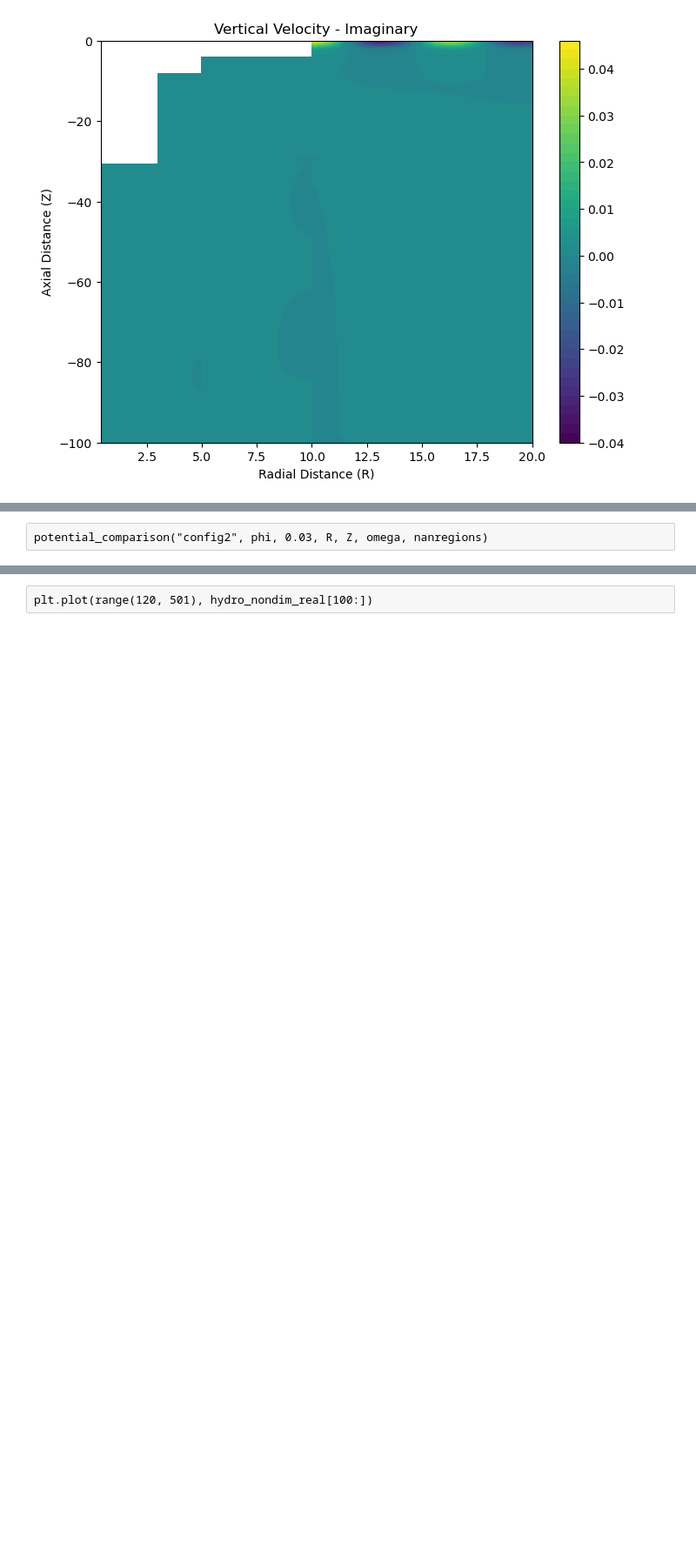
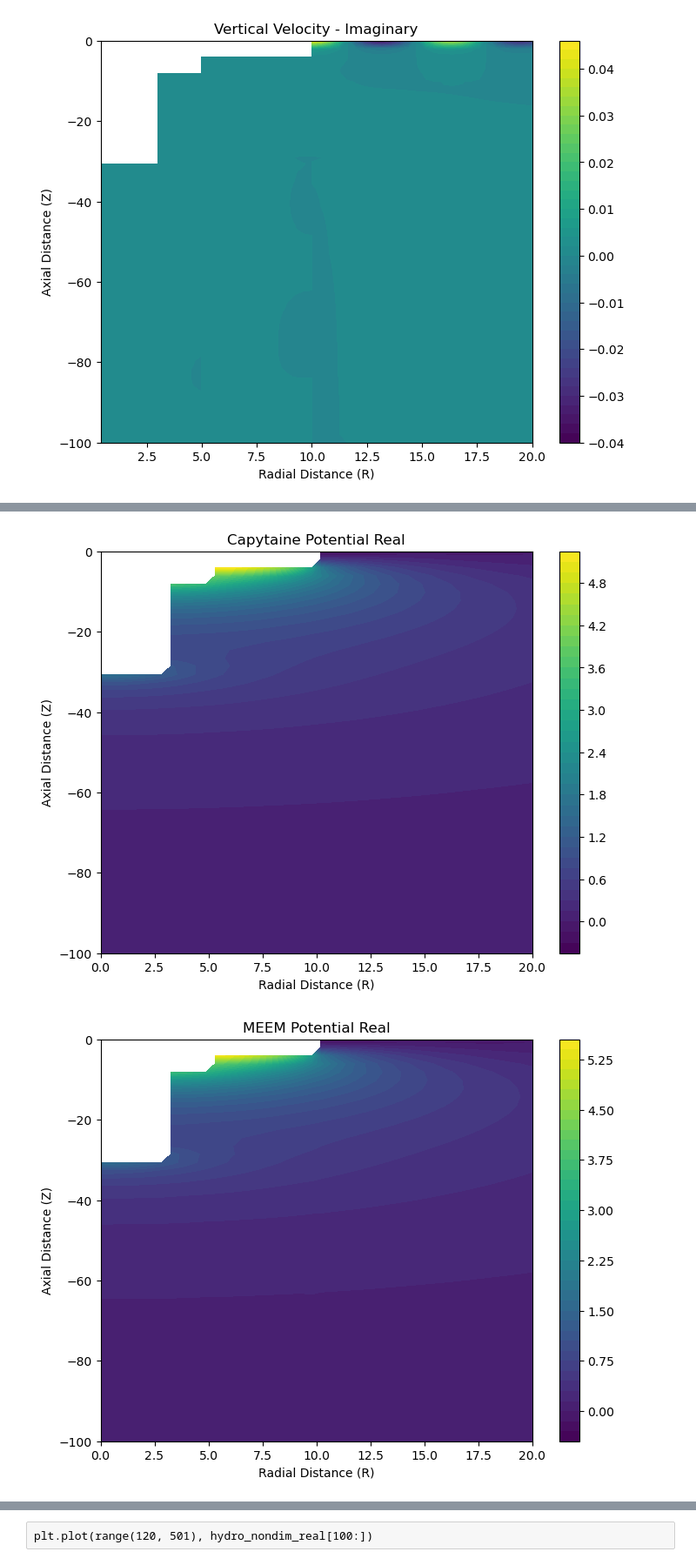
Before and after one commit to symbiotic-engineering/OpenFLASH, a Jupyter notebook: src/python/multi_MEEM.ipynb, the cells around one changed output, grey strips where cells are left out. Shown: that part at 87% size. Drawn from its saved outputs; the diff is of its cells as text; code cells hidden in the pictures; blank space fills up the shorter version.

```diff
--- a/src/python/multi_MEEM.ipynb
+++ b/src/python/multi_MEEM.ipynb
@@ -630,2 +511,0 @@ def potential_comparison(filename, arr, threshold, R, Z, omega, nan_mask):
-# %% [raw]
-potential_comparison("config2", phi, 0.03, R, Z, omega, nanregions)
@@ -637,0 +512,40 @@ potential_comparison("config2", phi, 0.03, R, Z, omega, nanregions)
+# %%
+# Format Potential Matrix for Testing:
+R, Z = make_R_Z(False, 50)
+
+regions = []
+regions.append((R <= a[0]) & (Z < -d[0]))
+for i in range(1, boundary_count):
+    regions.append((R > a[i-1]) & (R <= a[i]) & (Z < -d[i]))
+regions.append(R > a[-1])
+
+phi = np.full_like(R, np.nan + np.nan*1j, dtype=complex)
+phiH = np.full_like(R, np.nan + np.nan*1j, dtype=complex)
+phiP = np.full_like(R, np.nan + np.nan*1j, dtype=complex)
+
+for n in range(NMK[0]):
+    temp_phiH = phi_h_n_inner_vec(n, R[regions[0]], Z[regions[0]])
+    phiH[regions[0]] = temp_phiH if n == 0 else phiH[regions[0]] + temp_phiH
+
+for i in range(1, boundary_count):
+    for m in range(NMK[i]):
+        temp_phiH = phi_h_m_i_vec(i, m, R[regions[i]], Z[regions[i]])
+        phiH[regions[i]] = temp_phiH if m == 0 else phiH[regions[i]] + temp_phiH
+
+for k in range(NMK[-1]):
+    temp_phiH = phi_e_k_vec(k, R[regions[-1]], Z[regions[-1]])
+    phiH[regions[-1]] = temp_phiH if k == 0 else phiH[regions[-1]] + temp_phiH
+
+phi_p_i_vec = np.vectorize(phi_p_i)
+
+phiP[regions[0]] = heaving[0] * phi_p_i_vec(d[0], R[regions[0]], Z[regions[0]])
+for i in range(1, boundary_count):
+    phiP[regions[i]] = heaving[i] * phi_p_i_vec(d[i], R[regions[i]], Z[regions[i]])
+phiP[regions[-1]] = 0
+
+phi = phiH + phiP
+
+nanregions = []
+nanregions.append((R <= a[0]) & (Z > -d[0]))
+for i in range(1, len(a)):
+    nanregions.append((R > a[i-1]) & (R <= a[i]) & (Z > -d[i]))
@@ -637,0 +627,5 @@ potential_comparison("config2", phi, 0.03, R, Z, omega, nanregions)
+# %%
+potential_comparison("config2", phi, 0.03, R, Z, omega, nanregions)
+# %% [output]
+[figure, added]
+[figure, added]
```
Also changed, not shown: parts of 10 cells of this notebook, 2 other files.
